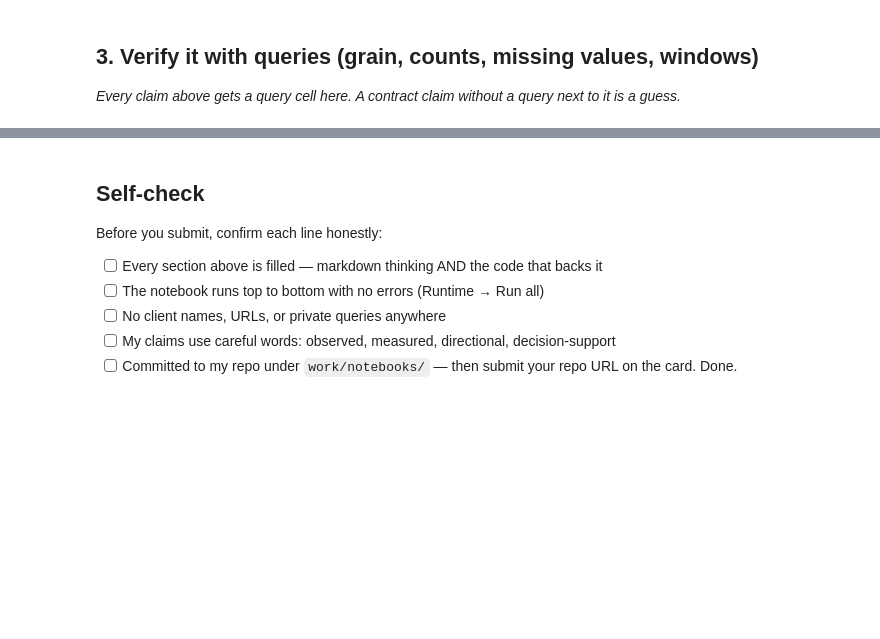
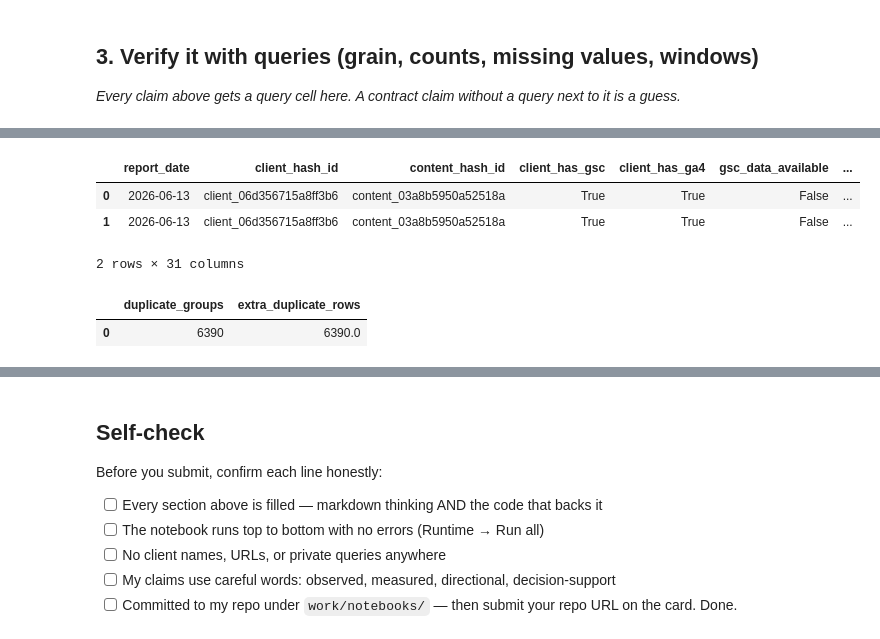
Before and after one commit to yousefwerida28/Flyrank-ML-intern, a Jupyter notebook: work/notebooks/w03_data_contract.ipynb, the cells around one changed output, grey strips where cells are left out. Drawn from its saved outputs; the diff is of its cells as text; code cells hidden in the pictures; blank space fills up the shorter version.

```diff
--- a/work/notebooks/w03_data_contract.ipynb
+++ b/work/notebooks/w03_data_contract.ipynb
@@ -33,0 +128,39 @@ This skeleton is yours to fill. Work the sections **in order** — each one has
+# %%
+con.sql("""
+    SELECT *
+    FROM read_parquet(
+        'hf://datasets/FlyRank/internship-warehouse/fact_content_daily_performance/**/*.parquet'
+    )
+    WHERE client_hash_id = 'client_06d356715a8ff3b6'
+      AND content_hash_id = 'content_03a8b5950a52518a'
+      AND report_date = '2026-06-13'
+""").df()
+# %% [output]
+|  | report_date | client_hash_id | content_hash_id | client_has_gsc | client_has_ga4 | gsc_data_available | ... |
+| 0 | 2026-06-13 | client_06d356715a8ff3b6 | content_03a8b5950a52518a | True | True | False | ... |
+| 1 | 2026-06-13 | client_06d356715a8ff3b6 | content_03a8b5950a52518a | True | True | False | ... |
+2 rows × 31 columns
+# %%
+con.sql("""
+    SELECT
+        COUNT(*) AS duplicate_groups,
+        SUM(row_count - 1) AS extra_duplicate_rows
+    FROM (
+        SELECT
+            client_hash_id,
+            content_hash_id,
+            report_date,
+            COUNT(*) AS row_count
+        FROM read_parquet(
+            'hf://datasets/FlyRank/internship-warehouse/fact_content_daily_performance/**/*.parquet'
+        )
+        GROUP BY
+            client_hash_id,
+            content_hash_id,
+            report_date
+        HAVING COUNT(*) > 1
+    )
+""").df()
+# %% [output]
+|  | duplicate_groups | extra_duplicate_rows |
+| 0 | 6390 | 6390.0 |
```
Also changed, not shown: parts of 30 cells of this notebook.
